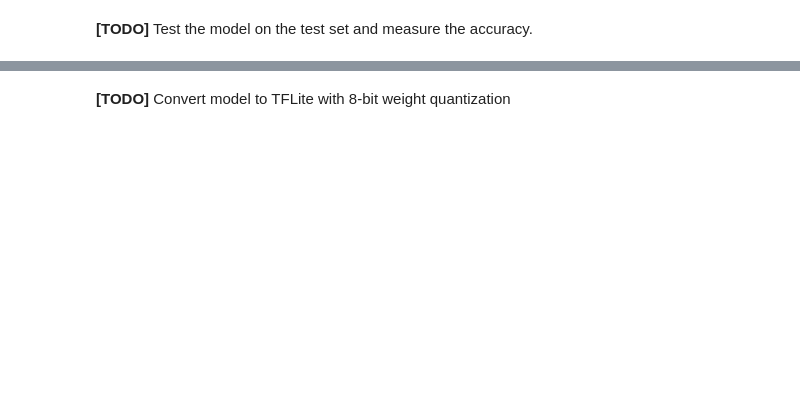
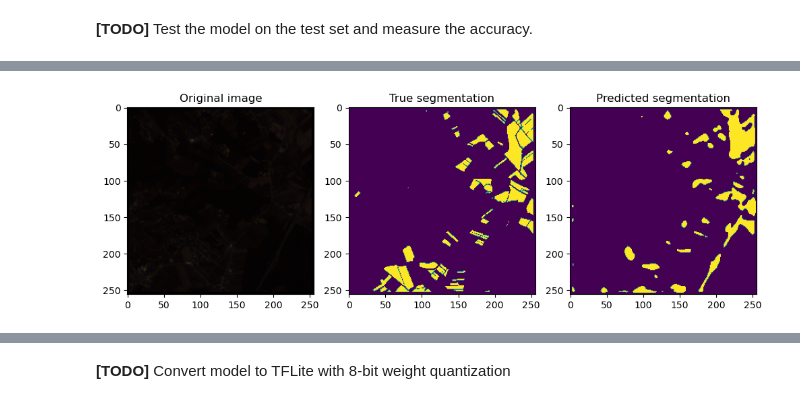
Before and after one commit to steurendo/SLNN, a Jupyter notebook: NN/lab3/lab3.ipynb, the cells around one changed output, grey strips where cells are left out. Drawn from its saved outputs; the diff is of its cells as text; code cells hidden in the pictures; blank space fills up the shorter version.

```diff
--- a/NN/lab3/lab3.ipynb
+++ b/NN/lab3/lab3.ipynb
@@ -34,27 +23,17 @@ plt.show()
 # %% [markdown]
 **[TODO]** Implement the U-net neural network for segmentation as drawn in the lab document.
 # %%
-def conv_layer(features, stride, kernel_size=(3, 3), k_regularizer=tf.keras.regularizers.l2(0.01)):
+def conv_layer(features, stride, kernel_size=5, k_regularizer=tf.keras.regularizers.l2(0.001)):
     return tf.keras.layers.Conv2D(features,
-                                  kernel_size,
+                                  kernel_size=kernel_size,
                                   strides=(stride, stride),
                                   padding='same',
-                                  activation='relu',
-                                  kernel_regularizer=k_regularizer)
+                                  # kernel_regularizer=k_regularizer
+                                  )
 
 
 def post_layer(inputs):
-    h = tf.keras.layers.BatchNormalization(synchronized=True)(inputs)
+    h = tf.keras.layers.BatchNormalization()(inputs)
     return tf.keras.layers.Activation('relu')(h)
-
-# def conv_layer(inputs, features, stride, k_regularizer=tf.keras.regularizers.l2(0.01)):
-#     h = tf.keras.layers.Conv2D(features,
-#                                (5, 5),
-#                                strides=(stride, stride),
-#                                padding='same',
-#                                # activation='relu',
-#                                kernel_regularizer=k_regularizer)(inputs)
-#     h = tf.keras.layers.BatchNormalization(synchronized=True)(h)
-#     return tf.keras.layers.Activation('relu')(h)
 # %%
 N = 2
@@ -111,4 +105,4 @@ model.compile(optimizer=tf.keras.optimizers.Adam(0.01), loss='sparse_categorical
 # %%
 # Training
-model.fit(X_train, Y_train, batch_size=32, epochs=6)
+model.fit(X_train, Y_train, batch_size=8, epochs=50, validation_data=(X_test, Y_test))
 # %% [output]
@@ -140,0 +134,3 @@ model.evaluate(X_test, Y_test)
+# %%
+test_pred = np.argmax(model.predict(X_test), axis=-1)
+# print(np.unique(test_pred, return_counts=True))
@@ -140,0 +139,17 @@ model.evaluate(X_test, Y_test)
+# %%
+# Comparing the results
+img_index = 0
+plt.figure(figsize=(10, 4))
+plt.subplot(1, 3, 1)
+plt.title('Original image')
+plt.imshow(X_test[img_index, :, :, 2::-1])
+plt.subplot(1, 3, 2)
+plt.title('True segmentation')
+plt.imshow(Y_test[img_index, :, :])
+plt.subplot(1, 3, 3)
+plt.title('Predicted segmentation')
+plt.imshow(test_pred[img_index, :, :])
+plt.tight_layout()
+plt.show()
+# %% [output]
+[figure, added]
```
Also changed, not shown: parts of 15 cells of this notebook, 1 other file.
